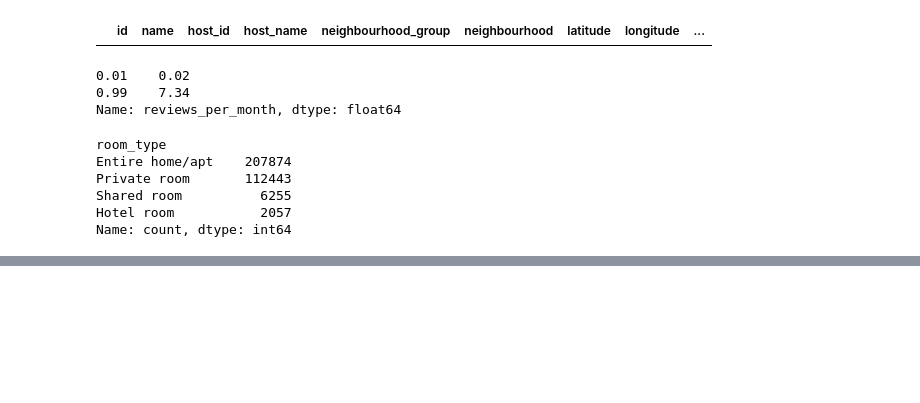
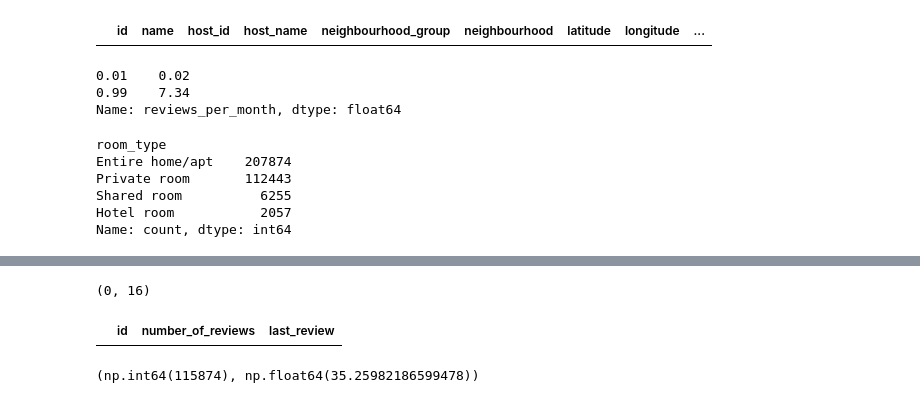
Before and after one commit to Aizar-yzd/bigdata-final-project, a Jupyter notebook: elt_pipeline/04_check_data.ipynb, the cells around one changed output, grey strips where cells are left out. Drawn from its saved outputs; the diff is of its cells as text; code cells hidden in the pictures; blank space fills up the shorter version.

```diff
--- a/elt_pipeline/04_check_data.ipynb
+++ b/elt_pipeline/04_check_data.ipynb
@@ -203,0 +233,22 @@ Name: count, dtype: int64
+# %%
+last_review_issue = df[
+    (df["number_of_reviews"] == 0) &
+    (df["last_review"].notna())
+]
+
+last_review_issue.shape
+# %% [output]
+(0, 16)
+# %%
+last_review_issue[[
+    "id", "number_of_reviews", "last_review"
+]].head()
+# %% [output]
+|  | id | number_of_reviews | last_review |
+# %%
+ng_missing = df["neighbourhood_group"].isna().sum()
+total_rows = len(df)
+
+ng_missing, (ng_missing / total_rows) * 100
+# %% [output]
+(np.int64(115874), np.float64(35.25982186599478))
```
Also changed, not shown: parts of 6 cells of this notebook, 2 other files.
